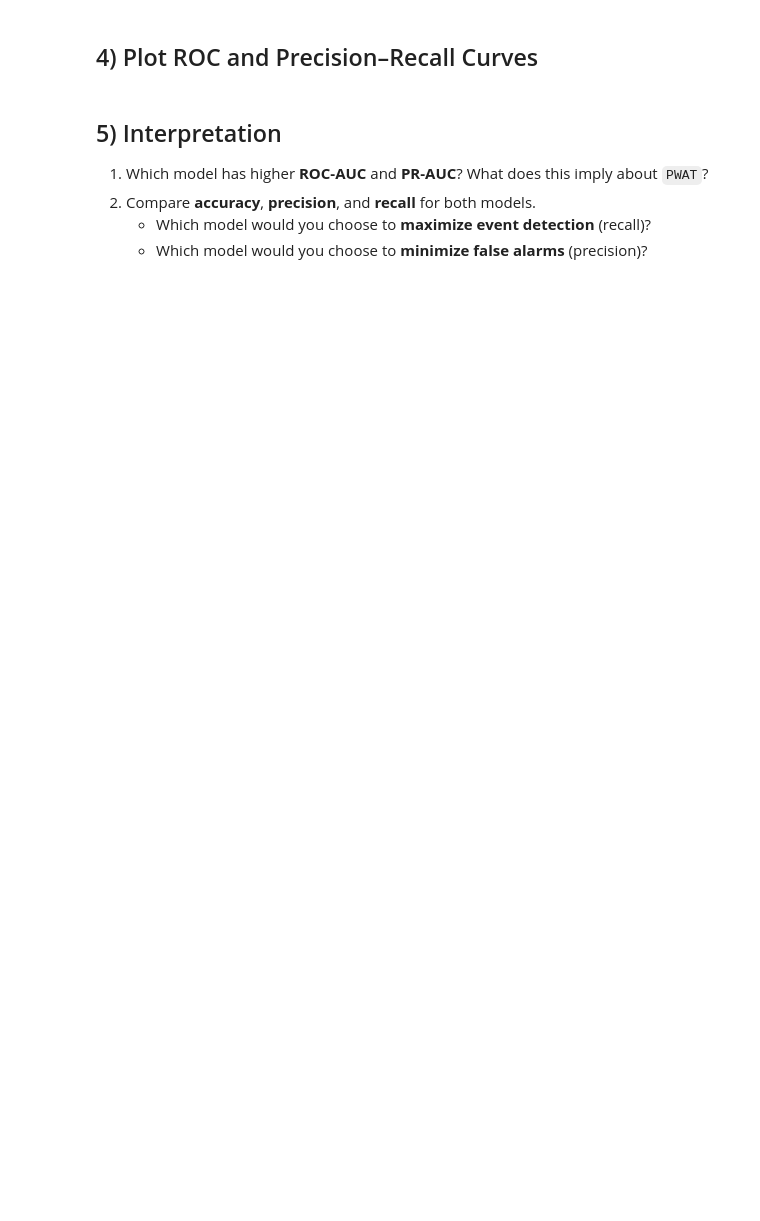
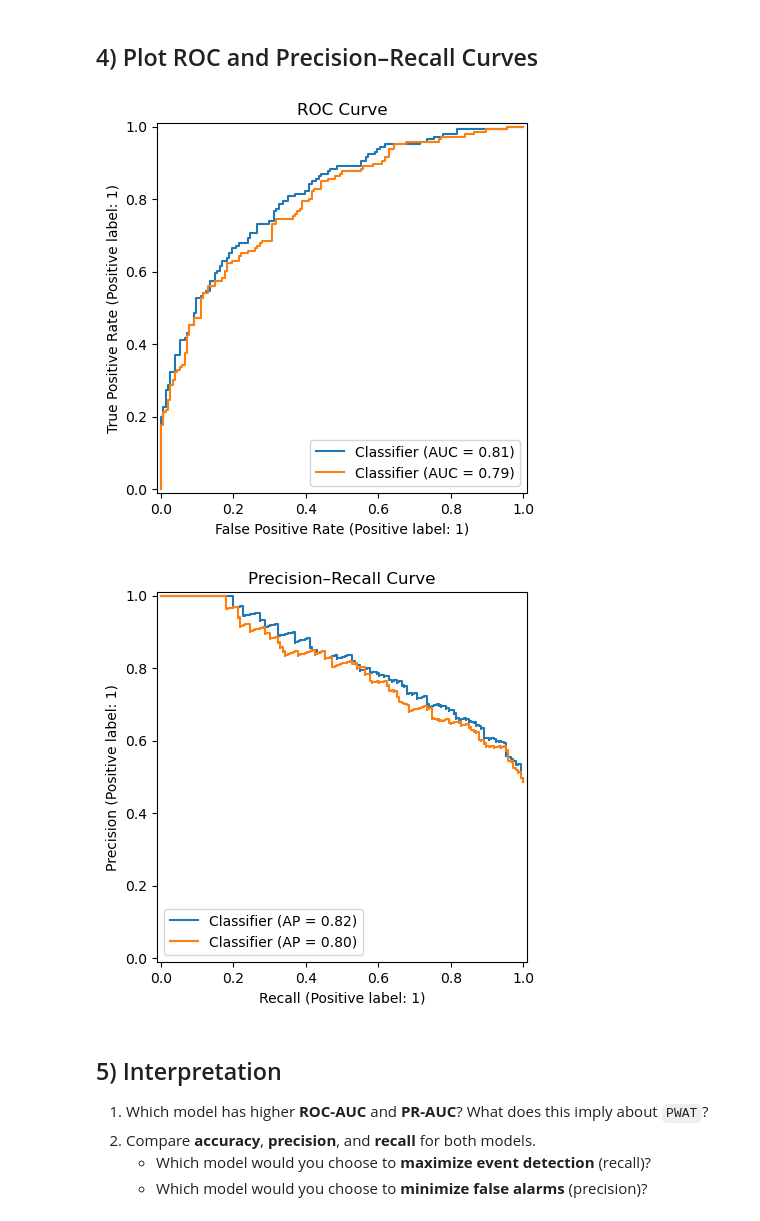
Before and after one commit to swnesbitt/ATMS-523-Module-5-Checkin, a Jupyter notebook: notebooks/LogReg_Compare_Models.ipynb, the cells around one changed output. Cells and saved outputs as stored; diff of their text form; code cells hidden in the pictures; blank space fills up the shorter version.

```diff
--- a/notebooks/LogReg_Compare_Models.ipynb
+++ b/notebooks/LogReg_Compare_Models.ipynb
@@ -83,6 +115,22 @@ ypred_reduced = (yprob_reduced >= thr).astype(int)
 ## 4) Plot ROC and Precision–Recall Curves
 # %%
 # TODO: Plot ROC and PR curves for both models on shared axes
+# ROC
+fig, ax = plt.subplots()
+RocCurveDisplay.from_predictions(yf_test, yprob_full, ax=ax)
+RocCurveDisplay.from_predictions(yr_test, yprob_reduced, ax=ax)
+ax.set_title("ROC Curve")
+plt.show()
+
+# PR
+fig, ax = plt.subplots()
+PrecisionRecallDisplay.from_predictions(yf_test, yprob_full, ax=ax)
+PrecisionRecallDisplay.from_predictions(yr_test, yprob_reduced, ax=ax)
+ax.set_title("Precision–Recall Curve")
+plt.show()
+# %% [output]
+[figure, added]
+[figure, added]
 # %% [markdown]
 ## 5) Interpretation
 
```
Also changed, not shown: parts of 5 cells of this notebook.
